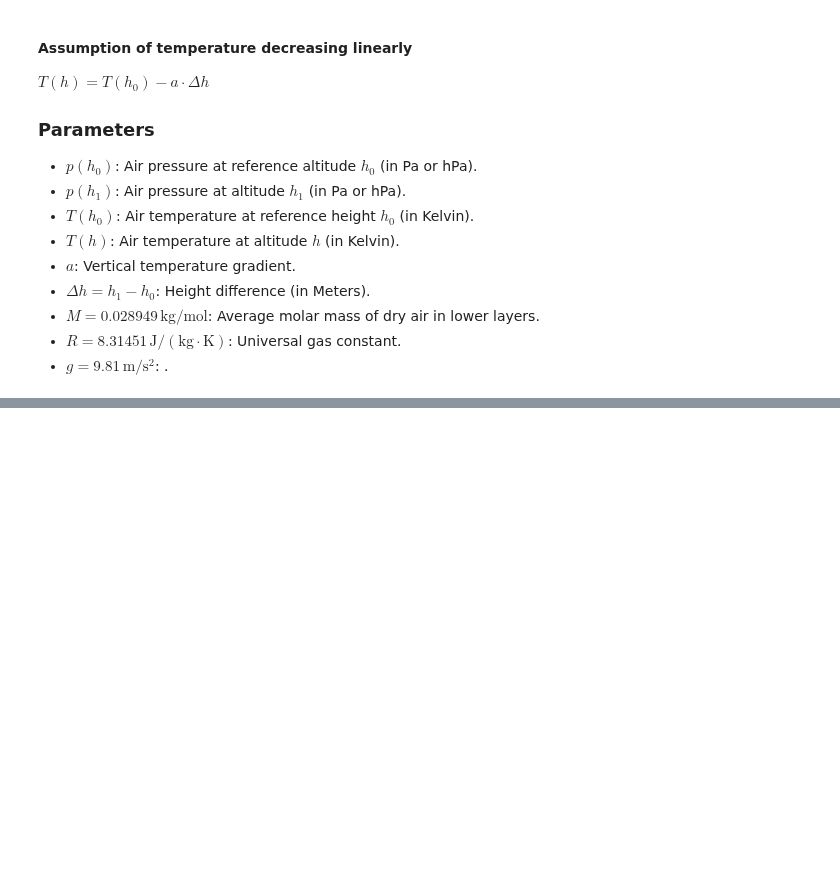
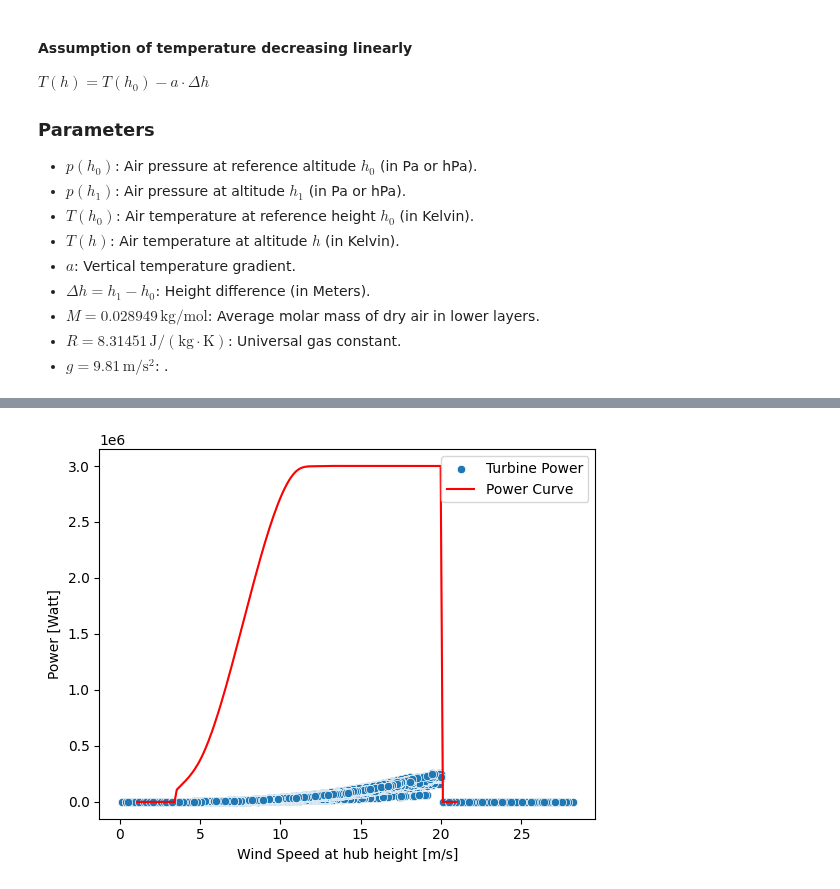
Before and after one commit to vikwal/synthetic_re_data_generation, a Jupyter notebook: generate_wind.ipynb, the cells around one changed output, grey strips where cells are left out. Drawn from its saved outputs; the diff is of its cells as text; code cells hidden in the pictures; blank space fills up the shorter version.

```diff
--- a/generate_wind.ipynb
+++ b/generate_wind.ipynb
@@ -656,3 +645,0 @@ plot_power_and_feature(data=df,
-# %%
-df['power'] = power
-mask = df['v_wind_hub'] < 20
@@ -664,3 +645,0 @@ sns.scatterplot(x=df[mask]['v_wind_hub'], y=df[mask]['power'])
-# %%
-df['c_p'] = c_p
-sns.scatterplot(x=df[mask]['v_wind_hub'], y=df[mask]['c_p'])
@@ -689,0 +646,11 @@ Name: FWT 120/3000, Length: 69552, dtype: float64
+# %%
+sns.scatterplot(x=df[params['v_wind_hub']['param']], y=df[params['power']['param']], label='Turbine Power')
+sns.lineplot(x=df[params['v_wind_hub']['param']], y=df[params['power_curve']['param']], color='red', label='Power Curve')
+
+plt.xlabel('Wind Speed at hub height [m/s]')
+plt.ylabel('Power [Watt]')
+plt.legend()
+
+plt.show()
+# %% [output]
+[figure, added]
```
Also changed, not shown: parts of 18 cells of this notebook, 7 other files.
